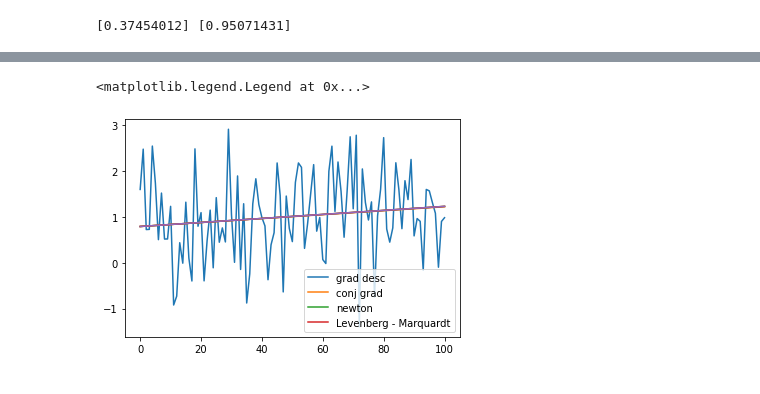
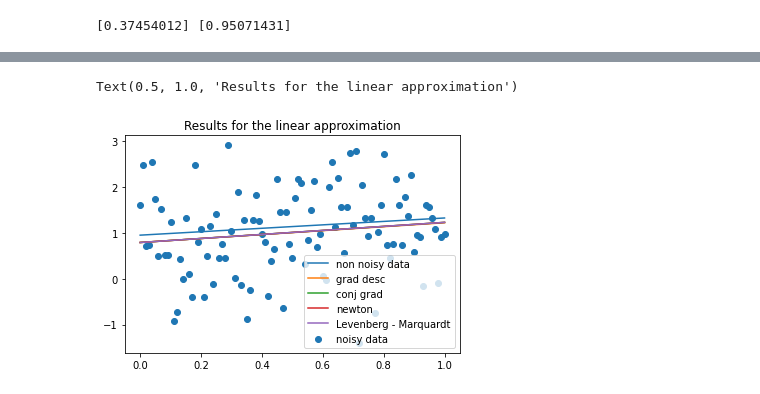
Before and after one commit to morkovka1337/algorithms_itmo, a Jupyter notebook: task3.ipynb, the cells around one changed output, grey strips where cells are left out. Drawn from its saved outputs; the diff is of its cells as text; code cells hidden in the pictures.

Commit message:
update plots

```diff
--- a/task3.ipynb
+++ b/task3.ipynb
@@ -12,7 +12,8 @@ beta = np.random.rand(1)
 print(alpha, beta)
 
 x = np.linspace(0, 1, 101)
-yk = alpha * x + beta + np.random.randn(101)
+y = alpha * x + beta
+yk = y + np.random.randn(101)
 
 def linear_approx(x, a, b):
     def linear(x, a, b):
@@ -76,12 +77,14 @@ params_newton = optimize.minimize(cost_func, [0, 0], args=(yk, x, 'linear'), met
 print(params_newton)
 params_lm = optimize.least_squares(cost_func_vect, [0, 0], args=(yk, x, 'linear'), method='lm', xtol=eps)
 print(params_lm)
-plt.plot(yk)
-plt.plot(linear_approx(x, *params_grad_des[0:2]))
-plt.plot(linear_approx(x, *params_conj_grad.x))
-plt.plot(linear_approx(x, *params_newton.x))
-plt.plot(linear_approx(x, *params_lm.x))
-plt.legend(['grad desc', 'conj grad', 'newton', 'Levenberg - Marquardt'])
+plt.plot(x, y)
+plt.plot(x, linear_approx(x, *params_grad_des[0:2]))
+plt.plot(x, linear_approx(x, *params_conj_grad.x))
+plt.plot(x, linear_approx(x, *params_newton.x))
+plt.plot(x, linear_approx(x, *params_lm.x))
+plt.scatter(x, yk)
+plt.legend(['non noisy data', 'grad desc', 'conj grad', 'newton', 'Levenberg - Marquardt', 'noisy data'])
+plt.title("Results for the linear approximation")
 # %% [output]
 a = 0.4296, b = 0.7913, num iters = 214, num func calls = 214
      fun: 83.07382697914983
@@ -98,10 +101,10 @@ a = 0.4296, b = 0.7913, num iters = 214, num func calls = 214
 ... (137 lines left out)
   optimality: 4.255385310791837e-08
       status: 1
      success: True
            x: array([0.43877713, 0.79065687])
-<matplotlib.legend.Legend at 0x...>
+Text(0.5, 1.0, 'Results for the linear approximation')
-[figure, old version]
+[figure, new version]
 # %%
 
 rational_params_grad_des = gradient_descent(x, yk, 'rational', eps)
```
Also changed, not shown: parts of 2 cells of this notebook.
